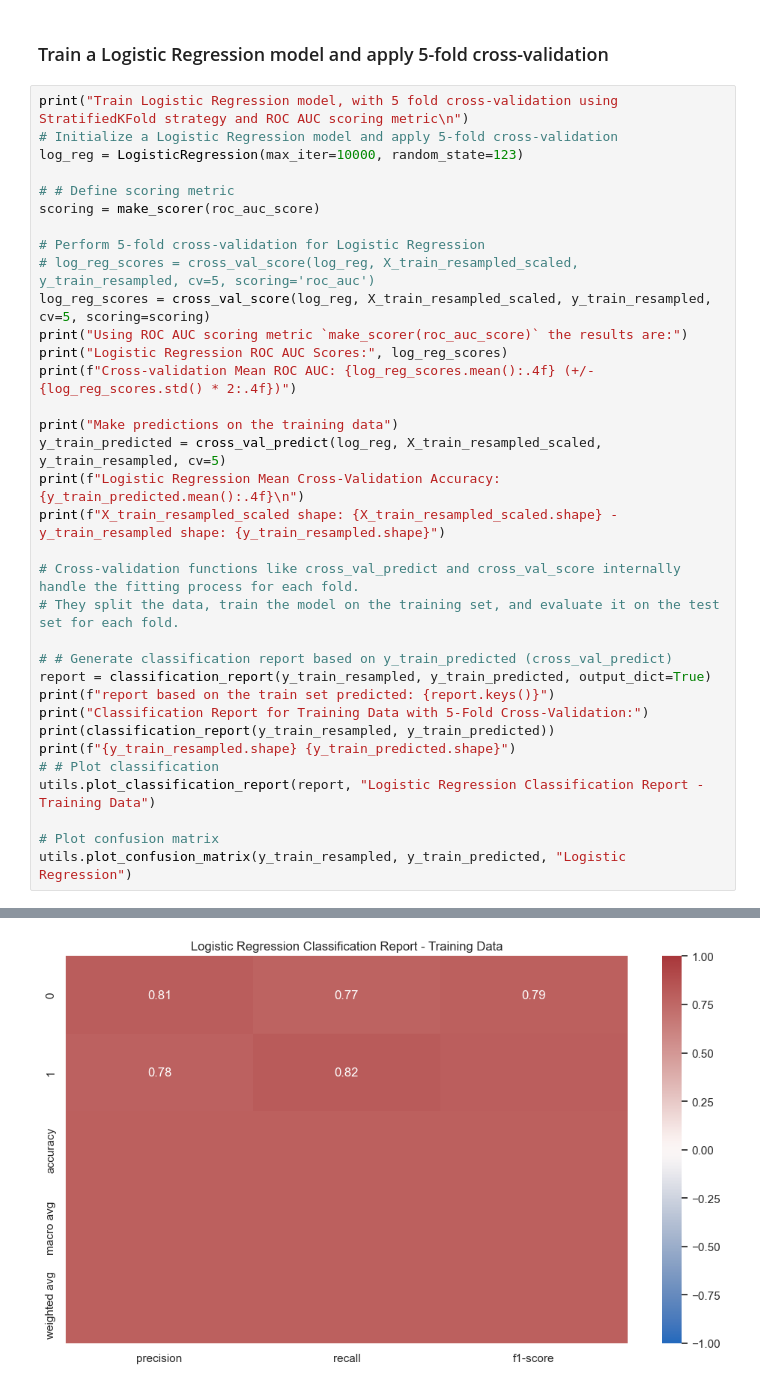
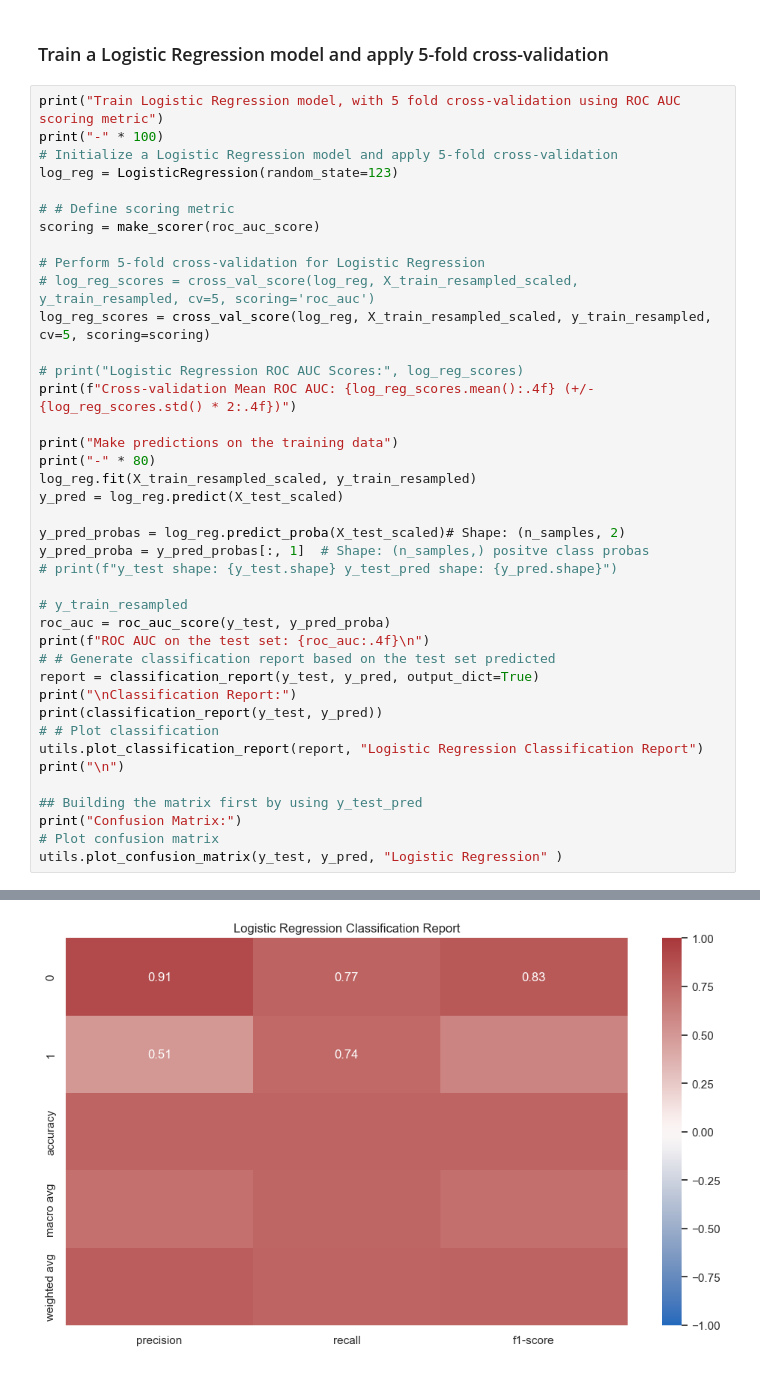
Before and after one commit to karmenatwork/4_CB_employees_turnover, a Jupyter notebook: main.ipynb, the cells around one changed output, grey strips where cells are left out. Drawn from its saved outputs; the diff is of its cells as text.

Commit message:
Re-order Train a Logistic Regression model
Move at the end cross_val_predict()

```diff
--- a/main.ipynb
+++ b/main.ipynb
@@ -573,9 +552,10 @@ All packages for  5-fold cross-validatione imported successfully!
 # %% [markdown]
 ### Train a Logistic Regression model and apply 5-fold cross-validation
 # %%
-print("Train Logistic Regression model, with 5 fold cross-validation using StratifiedKFold strategy and ROC AUC scoring metric\n")
+print("Train Logistic Regression model, with 5 fold cross-validation using ROC AUC scoring metric")
+print("-" * 100)
 # Initialize a Logistic Regression model and apply 5-fold cross-validation
-log_reg = LogisticRegression(max_iter=10000, random_state=123)
+log_reg = LogisticRegression(random_state=123)
 
 # # Define scoring metric
 scoring = make_scorer(roc_auc_score)
@@ -583,27 +563,32 @@ scoring = make_scorer(roc_auc_score)
 # Perform 5-fold cross-validation for Logistic Regression
 # log_reg_scores = cross_val_score(log_reg, X_train_resampled_scaled, y_train_resampled, cv=5, scoring='roc_auc')
 log_reg_scores = cross_val_score(log_reg, X_train_resampled_scaled, y_train_resampled, cv=5, scoring=scoring)
-print("Using ROC AUC scoring metric `make_scorer(roc_auc_score)` the results are:")
-print("Logistic Regression ROC AUC Scores:", log_reg_scores)
+
+# print("Logistic Regression ROC AUC Scores:", log_reg_scores)
 print(f"Cross-validation Mean ROC AUC: {log_reg_scores.mean():.4f} (+/- {log_reg_scores.std() * 2:.4f})")
 
 print("Make predictions on the training data")
-y_train_predicted = cross_val_predict(log_reg, X_train_resampled_scaled, y_train_resampled, cv=5)
-print(f"Logistic Regression Mean Cross-Validation Accuracy: {y_train_predicted.mean():.4f}\n")
-print(f"X_train_resampled_scaled shape: {X_train_resampled_scaled.shape} - y_train_resampled shape: {y_train_resampled.shape}")
+print("-" * 80)
+log_reg.fit(X_train_resampled_scaled, y_train_resampled)
+y_pred = log_reg.predict(X_test_scaled)
 
-# Cross-validation functions like cross_val_predict and cross_val_score internally handle the fitting process for each fold.
-# They split the data, train the model on the training set, and evaluate it on the test set for each fold.
+y_pred_probas = log_reg.predict_proba(X_test_scaled)# Shape: (n_samples, 2)
+y_pred_proba = y_pred_probas[:, 1]  # Shape: (n_samples,) positve class probas
+# print(f"y_test shape: {y_test.shape} y_test_pred shape: {y_pred.shape}")
 
-# # Generate classification report based on y_train_predicted (cross_val_predict)
-report = classification_report(y_train_resampled, y_train_predicted, output_dict=True)
-print(f"report based on the train set predicted: {report.keys()}")
-print("Classification Report for Training Data with 5-Fold Cross-Validation:")
-print(classification_report(y_train_resampled, y_train_predicted))
-print(f"{y_train_resampled.shape} {y_train_predicted.shape}")
+# y_train_resampled
+roc_auc = roc_auc_score(y_test, y_pred_proba)
+print(f"ROC AUC on the test set: {roc_auc:.4f}\n")
+# # Generate classification report based on the test set predicted
+report = classification_report(y_test, y_pred, output_dict=True)
+print("\nClassification Report:")
+print(classification_report(y_test, y_pred))
 # # Plot classification
-utils.plot_classification_report(report, "Logistic Regression Classification Report - Training Data")
+utils.plot_classification_report(report, "Logistic Regression Classification Report")
+print("\n")
 
+## Building the matrix first by using y_test_pred
+print("Confusion Matrix:")
 # Plot confusion matrix
-utils.plot_confusion_matrix(y_train_resampled, y_train_predicted, "Logistic Regression")
+utils.plot_confusion_matrix(y_test, y_pred, "Logistic Regression" )
 # %% [output]
@@ -627 +612 @@ weighted avg       0.80      0.80      0.80     18284
-[figure, old version]
+[figure, new version]
```
Also changed, not shown: parts of 9 cells of this notebook.
